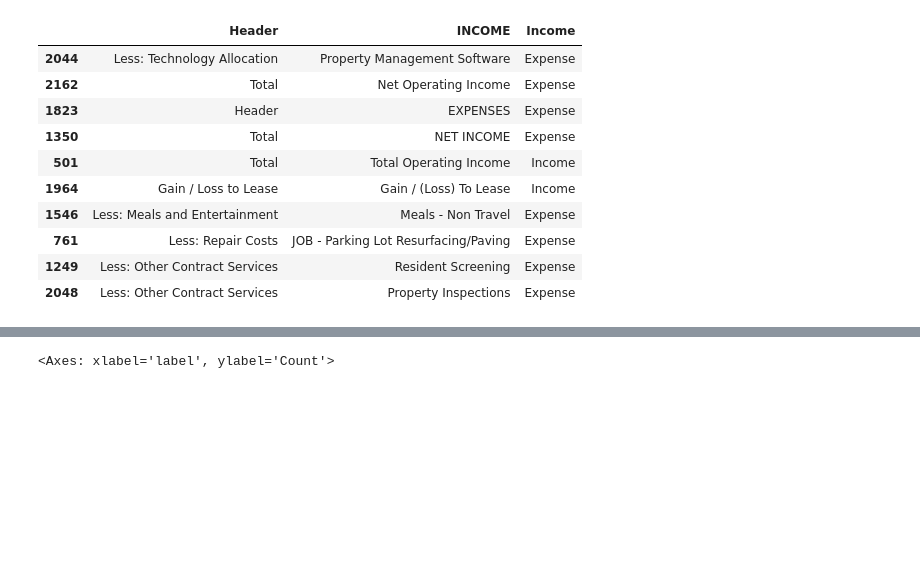
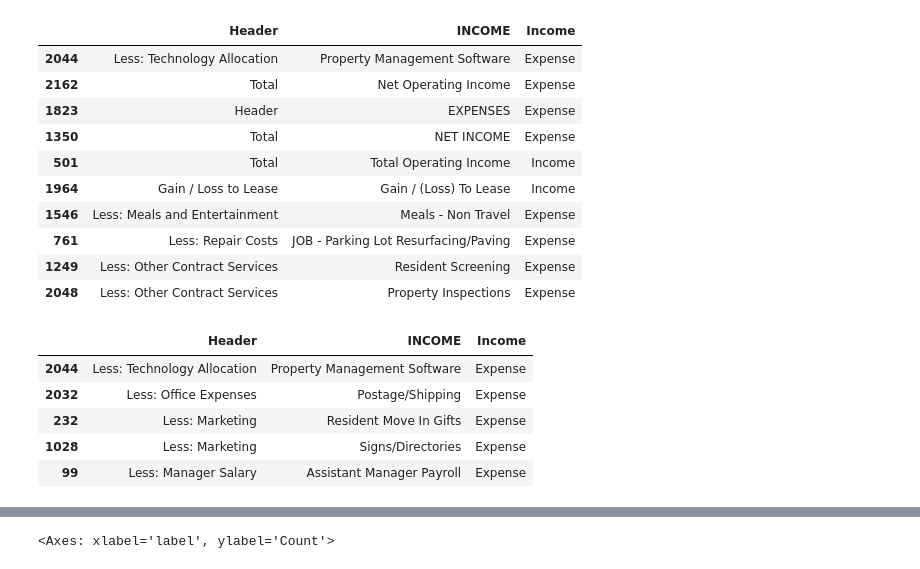
Before and after one commit to kevalshah90/token-classification-fine-tuning, a Jupyter notebook: RevRE_textClassification.ipynb, the cells around one changed output, grey strips where cells are left out. Cells and saved outputs as stored; diff of their text form; code cells hidden in the pictures; blank space fills up the shorter version.

```diff
--- a/RevRE_textClassification.ipynb
+++ b/RevRE_textClassification.ipynb
@@ -152,6 +212,15 @@ df[['Header','INCOME','Income']].sample(10)
 | 761 | Less: Repair Costs | JOB - Parking Lot Resurfacing/Paving | Expense |
 | 1249 | Less: Other Contract Services | Resident Screening | Expense |
 | 2048 | Less: Other Contract Services | Property Inspections | Expense |
+# %%
+df[['Header','INCOME','Income']].sample(5)
+# %% [output]
+|  | Header | INCOME | Income |
+| 2044 | Less: Technology Allocation | Property Management Software | Expense |
+| 2032 | Less: Office Expenses | Postage/Shipping | Expense |
+| 232 | Less: Marketing | Resident Move In Gifts | Expense |
+| 1028 | Less: Marketing | Signs/Directories | Expense |
+| 99 | Less: Manager Salary | Assistant Manager Payroll | Expense |
 # %%
 # Format data such that we have 2 columns text and label
 df['texts'] = df['Header'] + " " + df['INCOME']
```
Also changed, not shown: parts of 28 cells of this notebook.
